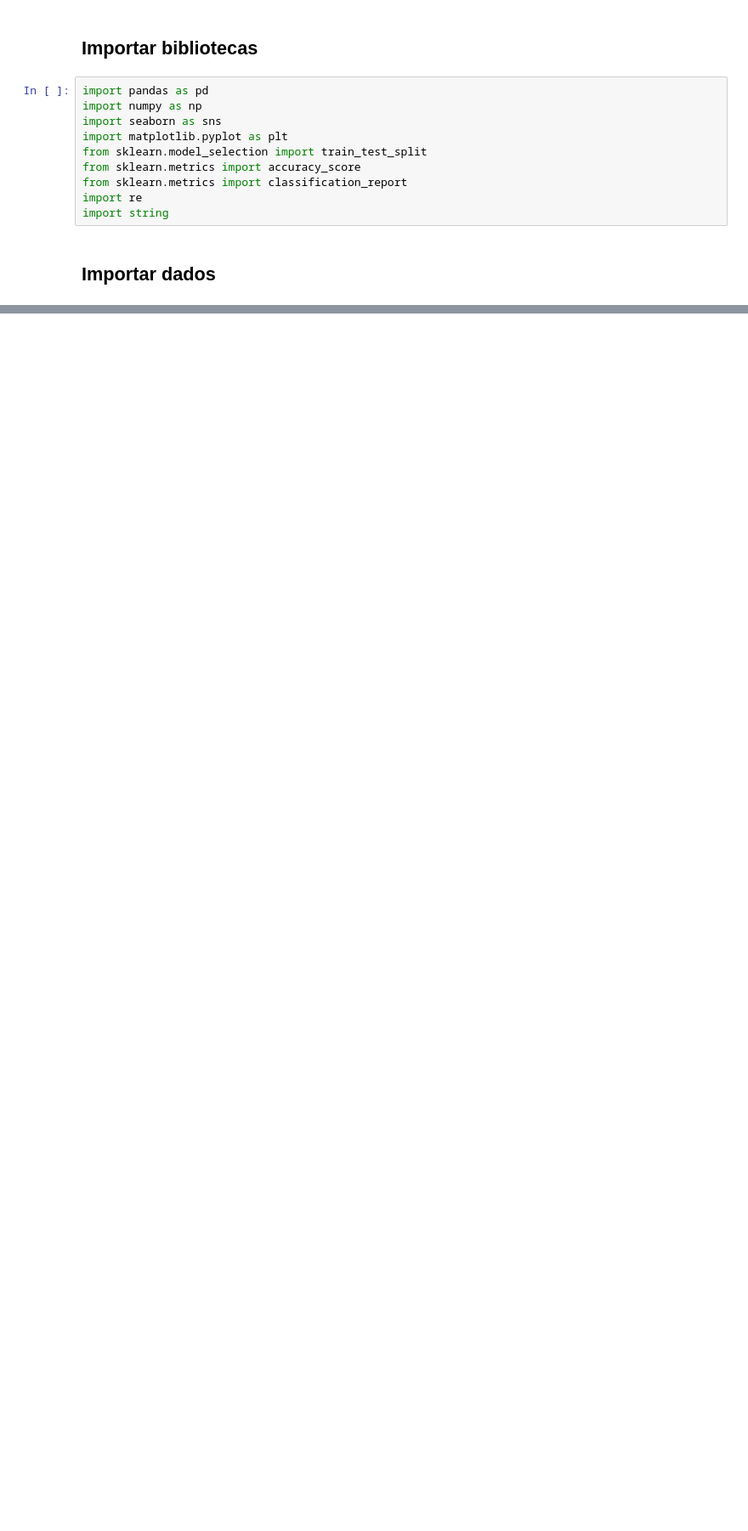
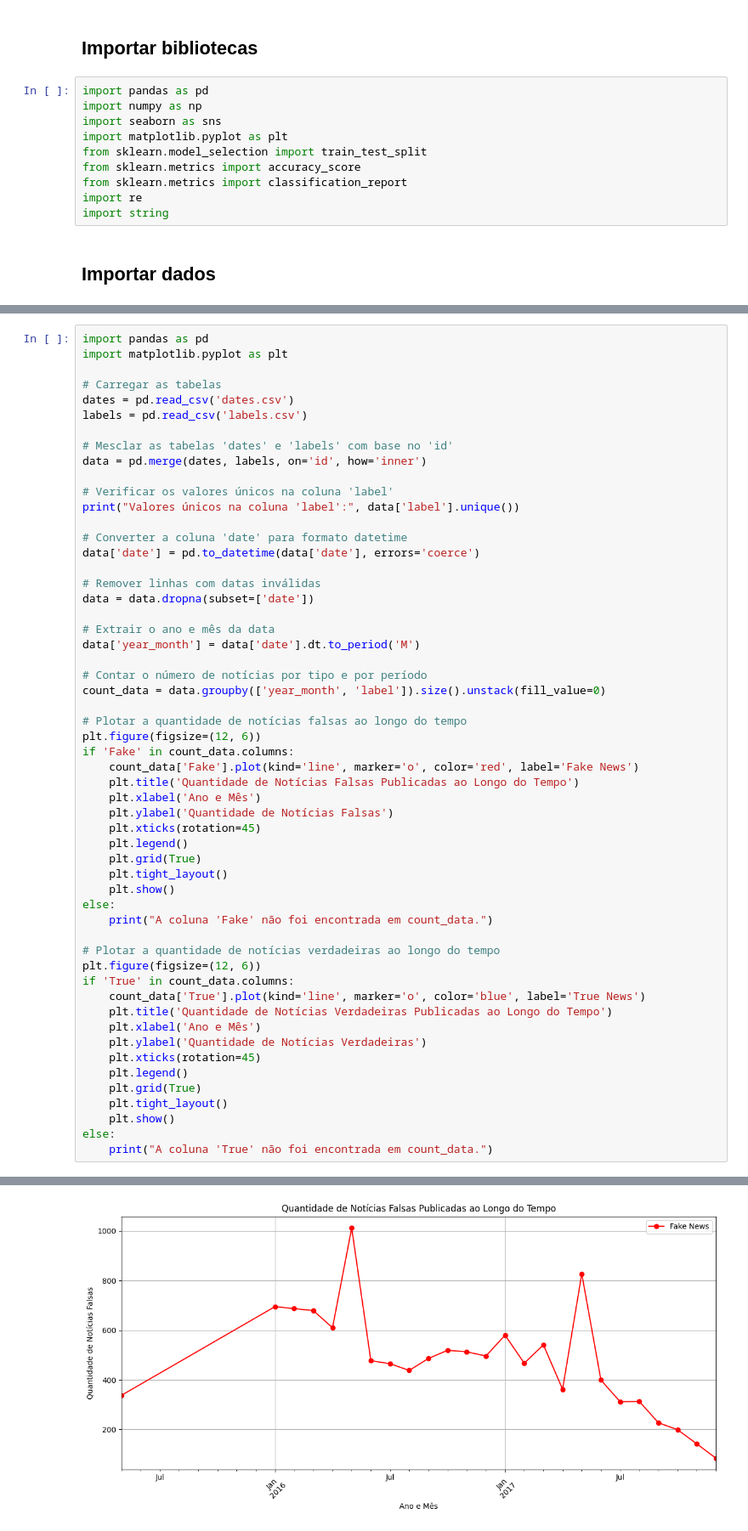
Before and after one commit to FellipeMasc/fake-news-classifier, a Jupyter notebook: tratar_dados/normalizar_dados.ipynb, the cells around one changed output, grey strips where cells are left out. Shown at 85% size. Drawn from its saved outputs; the diff is of its cells as text; blank space fills up the shorter version.

```diff
--- a/tratar_dados/normalizar_dados.ipynb
+++ b/tratar_dados/normalizar_dados.ipynb
@@ -19,0 +121,56 @@ NameError: name 'pd' is not defined
+# %%
+import pandas as pd
+import matplotlib.pyplot as plt
+
+# Carregar as tabelas
+dates = pd.read_csv('dates.csv')
+labels = pd.read_csv('labels.csv')
+
+# Mesclar as tabelas 'dates' e 'labels' com base no 'id'
+data = pd.merge(dates, labels, on='id', how='inner')
+
+# Verificar os valores únicos na coluna 'label'
+print("Valores únicos na coluna 'label':", data['label'].unique())
+
+# Converter a coluna 'date' para formato datetime
+data['date'] = pd.to_datetime(data['date'], errors='coerce')
+
+# Remover linhas com datas inválidas
+data = data.dropna(subset=['date'])
+
+# Extrair o ano e mês da data
+data['year_month'] = data['date'].dt.to_period('M')
+
+# Contar o número de notícias por tipo e por período
+count_data = data.groupby(['year_month', 'label']).size().unstack(fill_value=0)
+
+# Plotar a quantidade de notícias falsas ao longo do tempo
+plt.figure(figsize=(12, 6))
+if 'Fake' in count_data.columns:
+    count_data['Fake'].plot(kind='line', marker='o', color='red', label='Fake News')
+    plt.title('Quantidade de Notícias Falsas Publicadas ao Longo do Tempo')
+    plt.xlabel('Ano e Mês')
+    plt.ylabel('Quantidade de Notícias Falsas')
+    plt.xticks(rotation=45)
+    plt.legend()
+    plt.grid(True)
+    plt.tight_layout()
+    plt.show()
+else:
+    print("A coluna 'Fake' não foi encontrada em count_data.")
+
+# Plotar a quantidade de notícias verdadeiras ao longo do tempo
+plt.figure(figsize=(12, 6))
+if 'True' in count_data.columns:
+    count_data['True'].plot(kind='line', marker='o', color='blue', label='True News')
+    plt.title('Quantidade de Notícias Verdadeiras Publicadas ao Longo do Tempo')
+    plt.xlabel('Ano e Mês')
+    plt.ylabel('Quantidade de Notícias Verdadeiras')
+    plt.xticks(rotation=45)
+    plt.legend()
+    plt.grid(True)
+    plt.tight_layout()
+    plt.show()
+else:
+    print("A coluna 'True' não foi encontrada em count_data.")
+# %% [output]
@@ -19,0 +178 @@ NameError: name 'pd' is not defined
+[figure, added]
```
Also changed, not shown: parts of 38 cells of this notebook, 4 other files.
